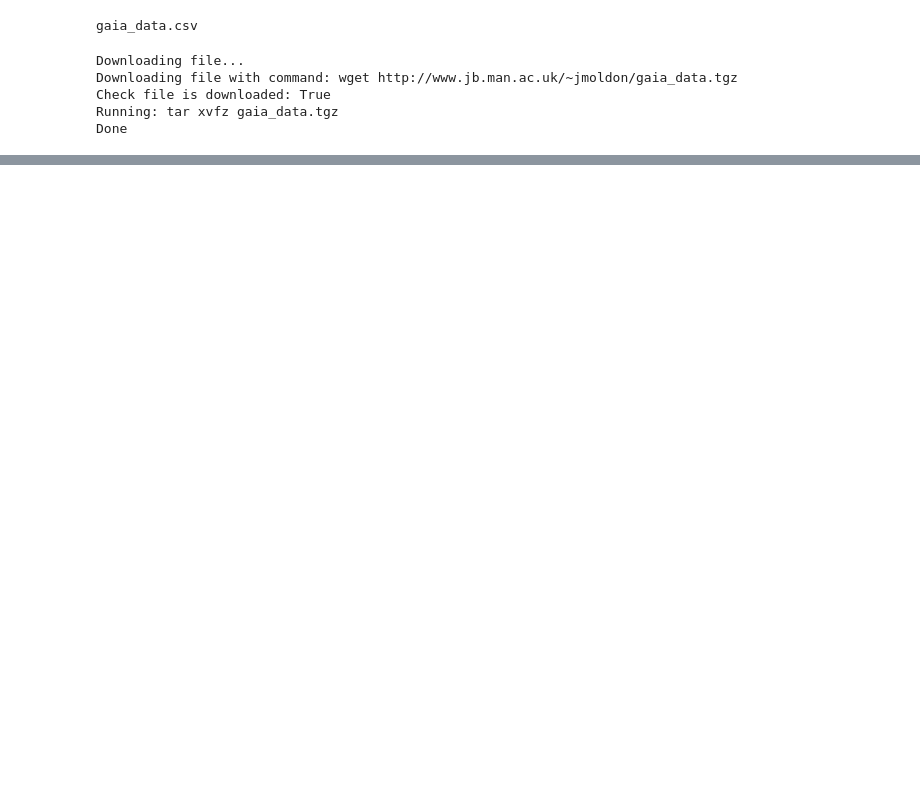
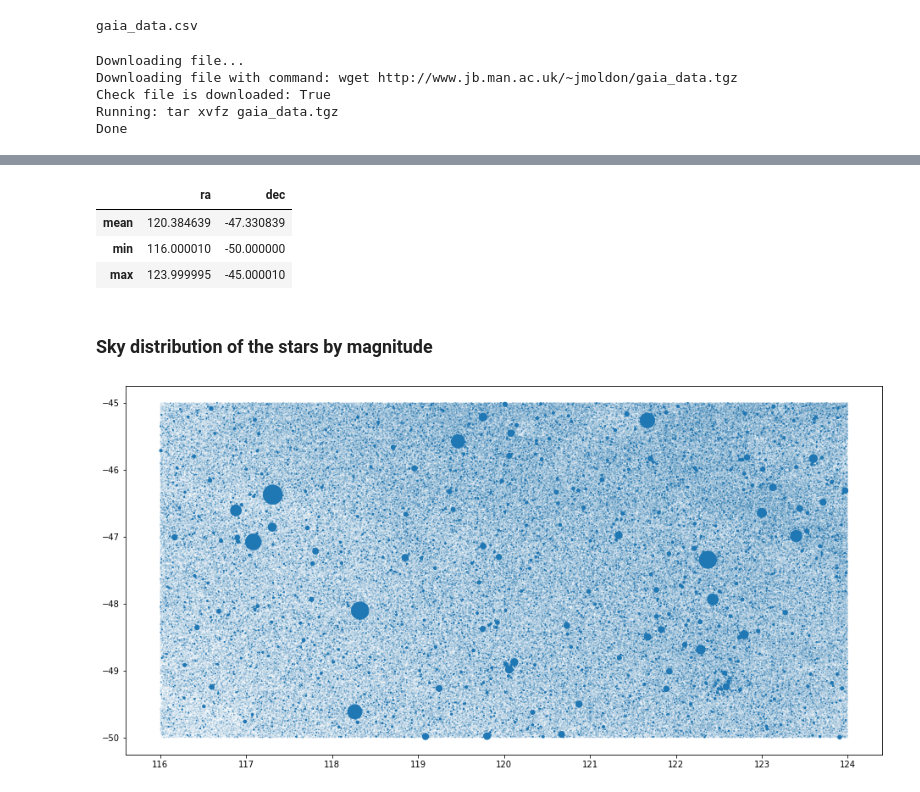
Before and after one commit to espsrc/droplets, a Jupyter notebook: gaia_exploratory/gaia_exploratory.ipynb, the cells around one changed output, grey strips where cells are left out. Cells and saved outputs as stored; diff of their text form; code cells hidden in the pictures; blank space fills up the shorter version.

```diff
--- a/gaia_exploratory/gaia_exploratory.ipynb
+++ b/gaia_exploratory/gaia_exploratory.ipynb
@@ -66,0 +69,7 @@ Done
+# %%
+raw_data_file = 'gaia_data.csv'
+data = pd.read_csv(raw_data_file)
+# %%
+data['dist'] = 1.0/data['parallax']
+positive_parallax = data['parallax'] > 0
+data = data[positive_parallax]
@@ -66,0 +134,13 @@ Done
+# %%
+data.agg({'ra' : ['mean', 'min', 'max'], 'dec' : ['mean', 'min', 'max']})
+# %% [output]
+|  | ra | dec |
+| mean | 120.384639 | -47.330839 |
+| min | 116.000010 | -50.000000 |
+| max | 123.999995 | -45.000010 |
+# %% [markdown]
+### Sky distribution of the stars by magnitude
+# %%
+plt.scatter(data['ra'], data['dec'], s=data['phot_g_mean_flux']/1000000.);
+# %% [output]
+[figure, added]
```
Also changed, not shown: parts of 21 cells of this notebook.
